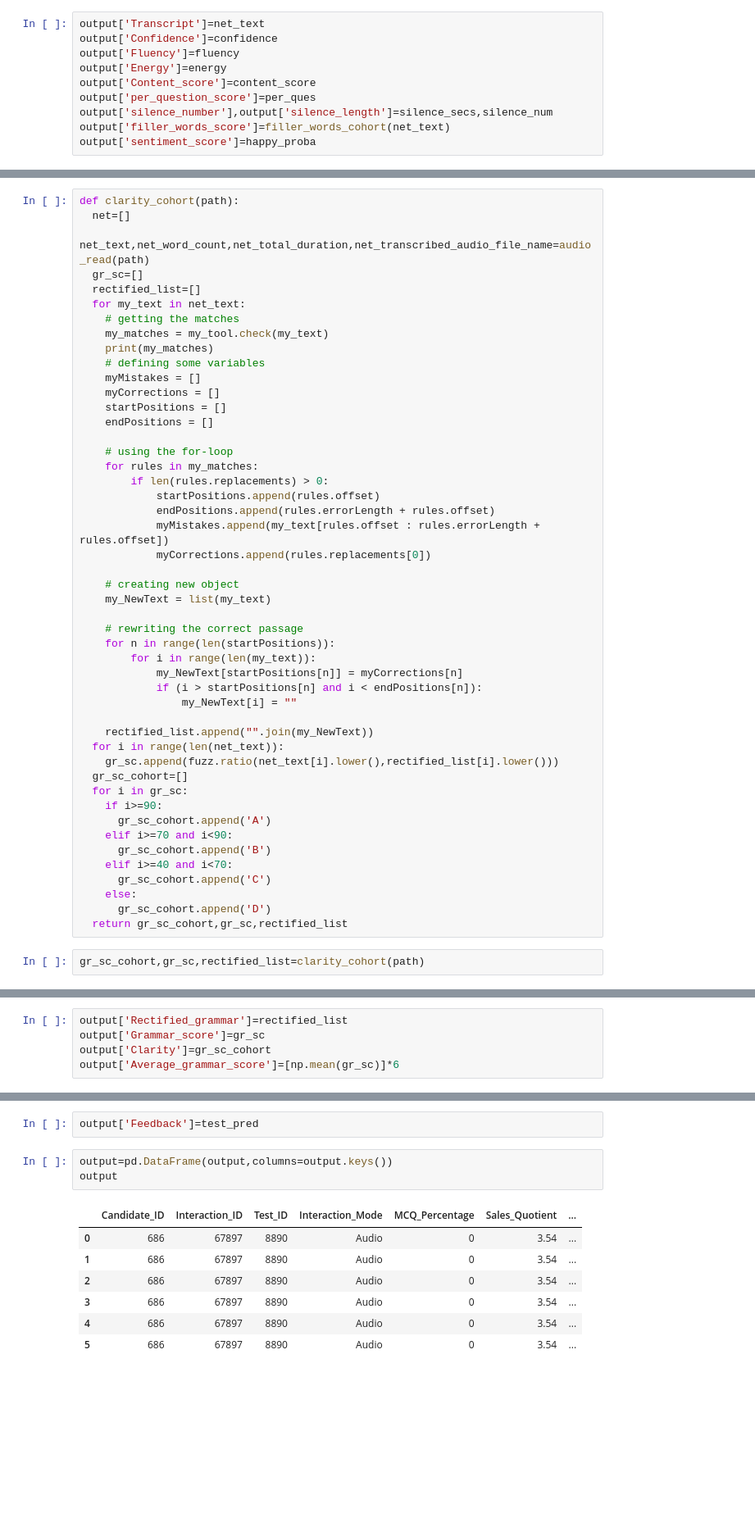
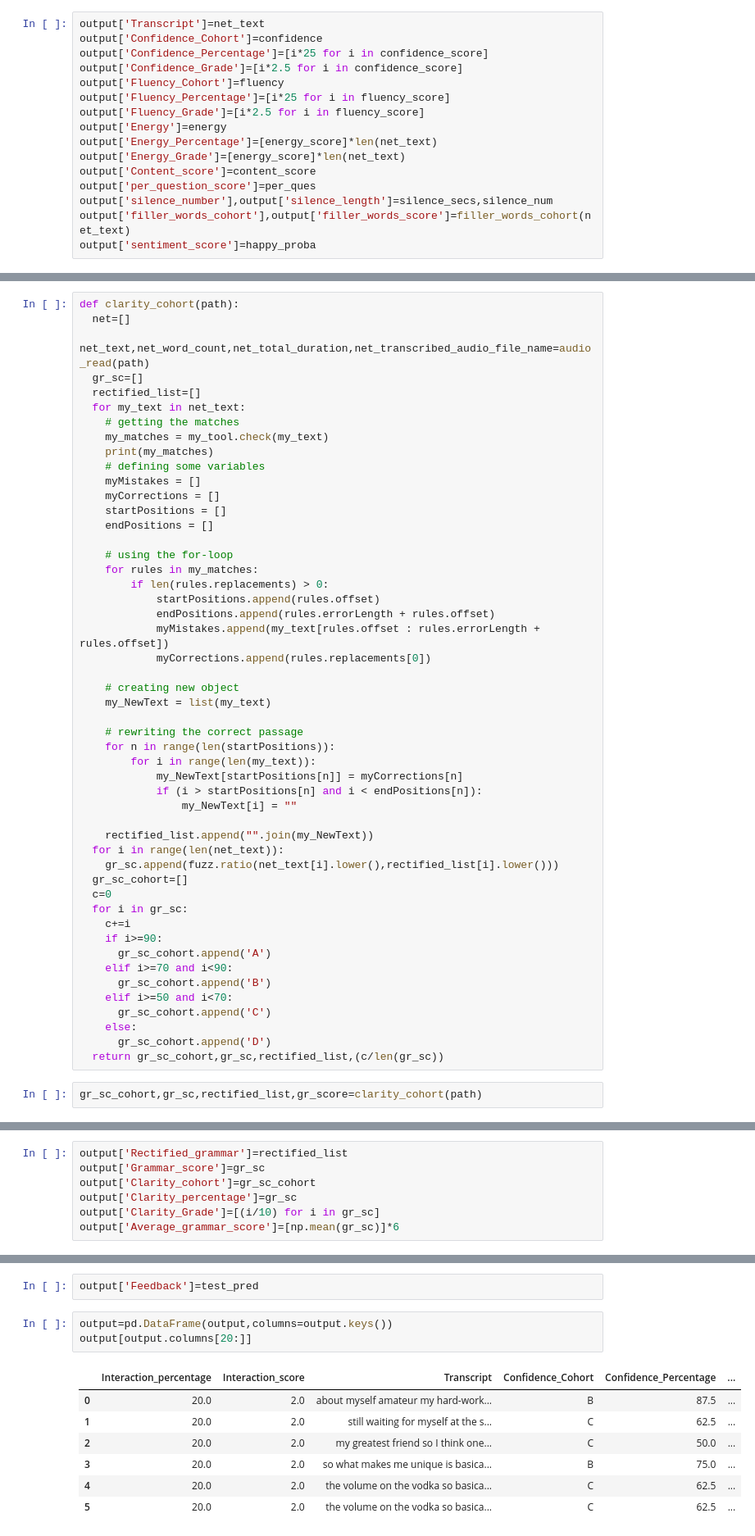
Before and after one commit to bitanb1999/TalentSumoAI, a Jupyter notebook: Audio_Demo.ipynb, the cells around one changed output, grey strips where cells are left out. Shown at 82% size. Drawn from its saved outputs; the diff is of its cells as text; blank space fills up the shorter version.

```diff
--- a/Audio_Demo.ipynb
+++ b/Audio_Demo.ipynb
@@ -1072,13 +1269,19 @@ output['Interaction_percentage'],output['Interaction_score']=[interaction_percen
 #pd.DataFrame(output,columns=output.keys(),index=[0])
 # %%
 output['Transcript']=net_text
-output['Confidence']=confidence
-output['Fluency']=fluency
+output['Confidence_Cohort']=confidence
+output['Confidence_Percentage']=[i*25 for i in confidence_score]
+output['Confidence_Grade']=[i*2.5 for i in confidence_score]
+output['Fluency_Cohort']=fluency
+output['Fluency_Percentage']=[i*25 for i in fluency_score]
+output['Fluency_Grade']=[i*2.5 for i in fluency_score]
 output['Energy']=energy
+output['Energy_Percentage']=[energy_score]*len(net_text)
+output['Energy_Grade']=[energy_score]*len(net_text)
 output['Content_score']=content_score
 output['per_question_score']=per_ques
 output['silence_number'],output['silence_length']=silence_secs,silence_num
-output['filler_words_score']=filler_words_cohort(net_text)
+output['filler_words_cohort'],output['filler_words_score']=filler_words_cohort(net_text)
 output['sentiment_score']=happy_proba
 # %% [markdown]
 ## New additions:
@@ -1135,18 +1329,20 @@ def clarity_cohort(path):
   for i in range(len(net_text)):
     gr_sc.append(fuzz.ratio(net_text[i].lower(),rectified_list[i].lower()))
   gr_sc_cohort=[]
+  c=0
   for i in gr_sc:
+    c+=i
     if i>=90:
       gr_sc_cohort.append('A')
     elif i>=70 and i<90:
       gr_sc_cohort.append('B')
-    elif i>=40 and i<70:
+    elif i>=50 and i<70:
       gr_sc_cohort.append('C')
     else:
       gr_sc_cohort.append('D')
-  return gr_sc_cohort,gr_sc,rectified_list
+  return gr_sc_cohort,gr_sc,rectified_list,(c/len(gr_sc))
 # %%
-gr_sc_cohort,gr_sc,rectified_list=clarity_cohort(path)
+gr_sc_cohort,gr_sc,rectified_list,gr_score=clarity_cohort(path)
 # %% [output]
 [MoviePy] Writing audio in transcribed_speech1.wav
 [MoviePy] Done.
@@ -1197,7 +1393,9 @@ gr_sc_cohort,gr_sc
 # %%
 output['Rectified_grammar']=rectified_list
 output['Grammar_score']=gr_sc
-output['Clarity']=gr_sc_cohort
+output['Clarity_cohort']=gr_sc_cohort
+output['Clarity_percentage']=gr_sc
+output['Clarity_Grade']=[(i/10) for i in gr_sc]
 output['Average_grammar_score']=[np.mean(gr_sc)]*6
 # %%
 os.environ['OPENAI_API_KEY']="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"
@@ -1223,12 +1421,12 @@ for i in range(len(net_text)): #limited due to costs
 output['Feedback']=test_pred
 # %%
 output=pd.DataFrame(output,columns=output.keys())
-output
+output[output.columns[20:]]
 # %% [output]
-|  | Candidate_ID | Interaction_ID | Test_ID | Interaction_Mode | MCQ_Percentage | Sales_Quotient | ... |
-| 0 | 686 | 67897 | 8890 | Audio | 0 | 3.54 | ... |
-| 1 | 686 | 67897 | 8890 | Audio | 0 | 3.54 | ... |
-| 2 | 686 | 67897 | 8890 | Audio | 0 | 3.54 | ... |
-| 3 | 686 | 67897 | 8890 | Audio | 0 | 3.54 | ... |
-| 4 | 686 | 67897 | 8890 | Audio | 0 | 3.54 | ... |
-| 5 | 686 | 67897 | 8890 | Audio | 0 | 3.54 | ... |
+|  | Interaction_percentage | Interaction_score | Transcript | Confidence_Cohort | Confidence_Percentage | ... |
+| 0 | 20.0 | 2.0 | about myself amateur my hard-work... | B | 87.5 | ... |
+| 1 | 20.0 | 2.0 | still waiting for myself at the s... | C | 62.5 | ... |
+| 2 | 20.0 | 2.0 | my greatest friend so I think one... | C | 50.0 | ... |
+| 3 | 20.0 | 2.0 | so what makes me unique is basica... | B | 75.0 | ... |
+| 4 | 20.0 | 2.0 | the volume on the vodka so basica... | C | 62.5 | ... |
+| 5 | 20.0 | 2.0 | the volume on the vodka so basica... | C | 62.5 | ... |
```
Also changed, not shown: parts of 52 cells of this notebook.
